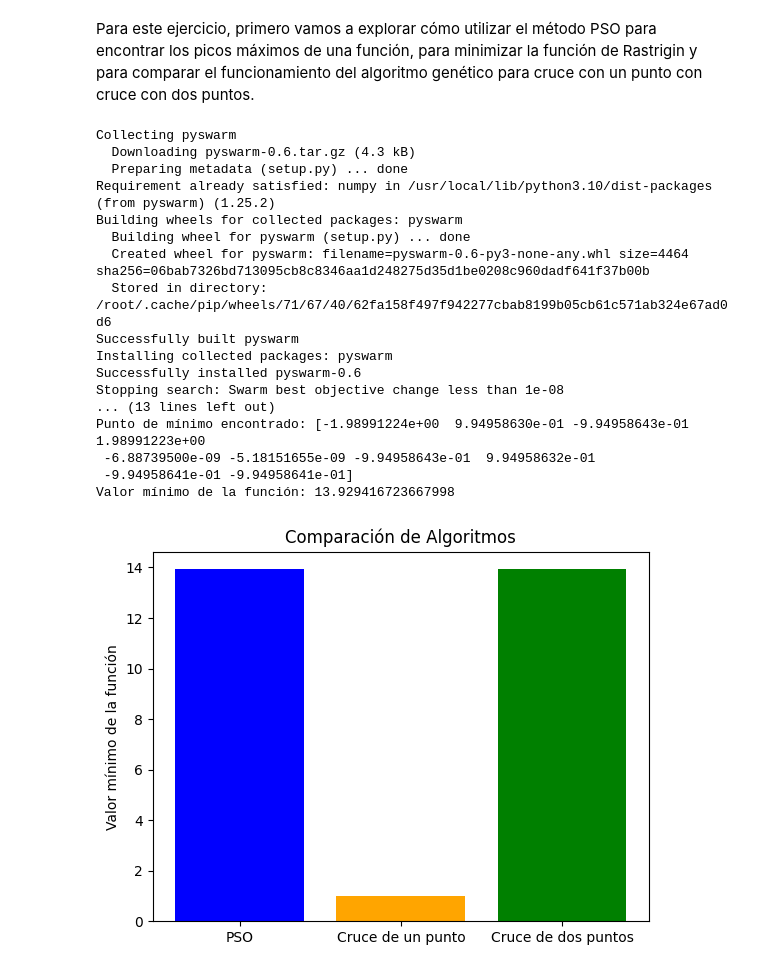
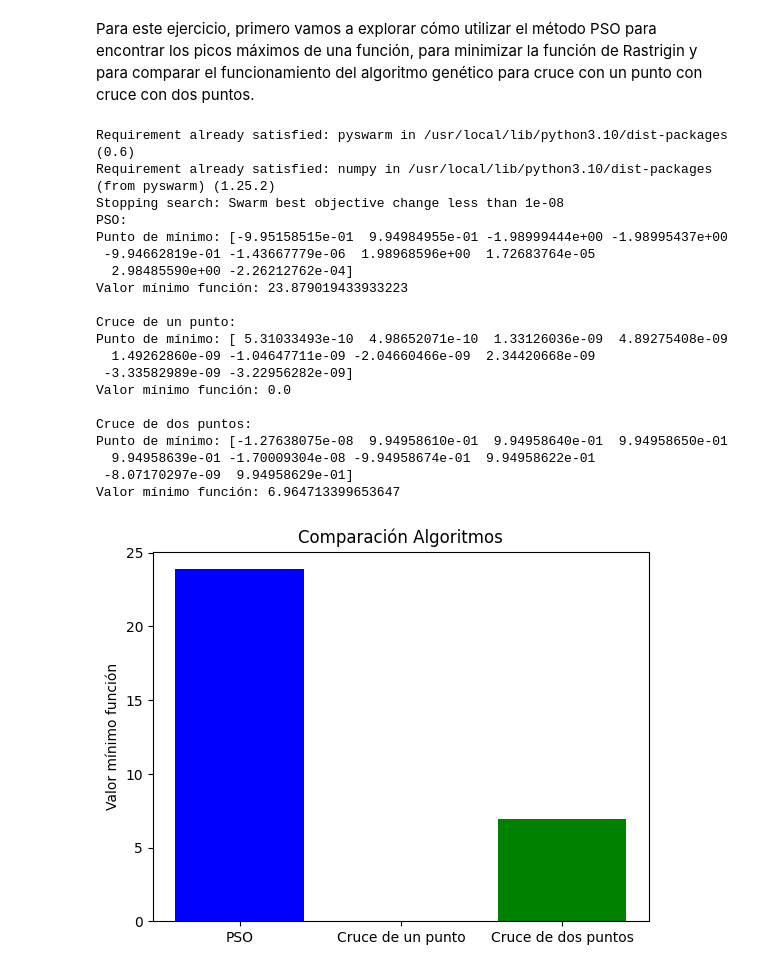
Before and after one commit to InesAgudoMartin/APRENDIZAJE_AUTOMATICO_23_24, a Jupyter notebook: P4_FINAL.ipynb, the cells around one changed output. Drawn from its saved outputs; the diff is of its cells as text; code cells hidden in the pictures.

```diff
--- a/P4_FINAL.ipynb
+++ b/P4_FINAL.ipynb
@@ -468,63 +447,66 @@ def rastrigin(x):
     return 10 * n + np.sum(x**2 - 10 * np.cos(2 * np.pi * x))
 
 # Número de dimensiones
 n = 10
 
 # Definir los límites para cada dimensión
-lb = [-5.12] * n  # límite inferior para cada dimensión
-ub = [5.12] * n    # límite superior para cada dimensión
+li = [-5.12] * n  # límite inferior para cada dimensión
+ls = [5.12] * n    # límite superior para cada dimensión
 
 # Utilizar PSO para minimizar la función de Rastrigin
-x_opt_pso, f_opt_pso = pso(rastrigin, lb, ub)
+x_pso, f_pso = pso(rastrigin, li, ls)
 
 # Mostrar resultados para PSO
 print("PSO:")
-print("Punto de mínimo encontrado:", x_opt_pso)
-print("Valor mínimo de la función:", f_opt_pso)
+print("Punto de mínimo:", x_pso)
+print("Valor mínimo función:", f_pso)
 
 # Algoritmo genético con cruce de un punto
-result_genetic_one_point = differential_evolution(rastrigin, bounds=[(-5.12, 5.12)] * n, strategy='best1bin')
+rg_un_punto = differential_evolution(rastrigin, bounds=[(-5.12, 5.12)] * n, strategy='best1bin')
 
 # Mostrar resultados para el algoritmo genético con cruce de un punto
 print("\nCruce de un punto:")
-print("Punto de mínimo encontrado:", result_genetic_one_point.x)
-print("Valor mínimo de la función:", result_genetic_one_point.fun)
+print("Punto de mínimo:", rg_un_punto.x)
+print("Valor mínimo función:", rg_un_punto.fun)
 
 # Algoritmo genético con cruce de dos puntos
-result_genetic_two_points = differential_evolution(rastrigin, bounds=[(-5.12, 5.12)] * n, strategy='best2bin')
+rg_dos_puntos = differential_evolution(rastrigin, bounds=[(-5.12, 5.12)] * n, strategy='best2bin')
 
 # Mostrar resultados para el algoritmo genético con cruce de dos puntos
 print("\nCruce de dos puntos:")
-print("Punto de mínimo encontrado:", result_genetic_two_points.x)
-print("Valor mínimo de la función:", result_genetic_two_points.fun)
+print("Punto de mínimo:", rg_dos_puntos.x)
+print("Valor mínimo función:", rg_dos_puntos.fun)
 
 # Crear una gráfica comparativa
 labels = ['PSO', 'Cruce de un punto', 'Cruce de dos puntos']
-values = [f_opt_pso, result_genetic_one_point.fun, result_genetic_two_points.fun]
+values = [f_pso, rg_un_punto.fun, rg_dos_puntos.fun]
 
 plt.bar(labels, values, color=['blue', 'orange', 'green'])
-plt.ylabel('Valor mínimo de la función')
-plt.title('Comparación de Algoritmos')
+plt.ylabel('Valor mínimo función')
+plt.title('Comparación Algoritmos')
 plt.show()
 # %% [output]
-Collecting pyswarm
-  Downloading pyswarm-0.6.tar.gz (4.3 kB)
-  Preparing metadata (setup.py) ... done
+Requirement already satisfied: pyswarm in /usr/local/lib/python3.10/dist-packages (0.6)
 Requirement already satisfied: numpy in /usr/local/lib/python3.10/dist-packages (from pyswarm) (1.25.2)
-Building wheels for collected packages: pyswarm
-  Building wheel for pyswarm (setup.py) ... done
-  Created wheel for pyswarm: filename=pyswarm-0.6-py3-none-any.whl size=4464 sha256=06bab7326bd713095cb8c8346aa1d248275d35d1be0208c960dadf641f37b00b
-  Stored in directory: /root/.cache/pip/wheels/71/67/40/62fa158f497f942277cbab8199b05cb61c571ab324e67ad0d6
-Successfully built pyswarm
-Installing collected packages: pyswarm
-Successfully installed pyswarm-0.6
 Stopping search: Swarm best objective change less than 1e-08
-... (13 lines left out)
-Punto de mínimo encontrado: [-1.98991224e+00  9.94958630e-01 -9.94958643e-01  1.98991223e+00
- -6.88739500e-09 -5.18151655e-09 -9.94958643e-01  9.94958632e-01
- -9.94958641e-01 -9.94958641e-01]
-Valor mínimo de la función: 13.929416723667998
+PSO:
+Punto de mínimo: [-9.95158515e-01  9.94984955e-01 -1.98999444e+00 -1.98995437e+00
+ -9.94662819e-01 -1.43667779e-06  1.98968596e+00  1.72683764e-05
+  2.98485590e+00 -2.26212762e-04]
+Valor mínimo función: 23.879019433933223
+
+Cruce de un punto:
+Punto de mínimo: [ 5.31033493e-10  4.98652071e-10  1.33126036e-09  4.89275408e-09
+  1.49262860e-09 -1.04647711e-09 -2.04660466e-09  2.34420668e-09
+ -3.33582989e-09 -3.22956282e-09]
+Valor mínimo función: 0.0
+
+Cruce de dos puntos:
+Punto de mínimo: [-1.27638075e-08  9.94958610e-01  9.94958640e-01  9.94958650e-01
+  9.94958639e-01 -1.70009304e-08 -9.94958674e-01  9.94958622e-01
+ -8.07170297e-09  9.94958629e-01]
+Valor mínimo función: 6.964713399653647
-[figure, old version]
+[figure, new version]
 # %% [markdown]
 **Método PSO:**
 
```
Also changed, not shown: parts of 8 cells of this notebook.
